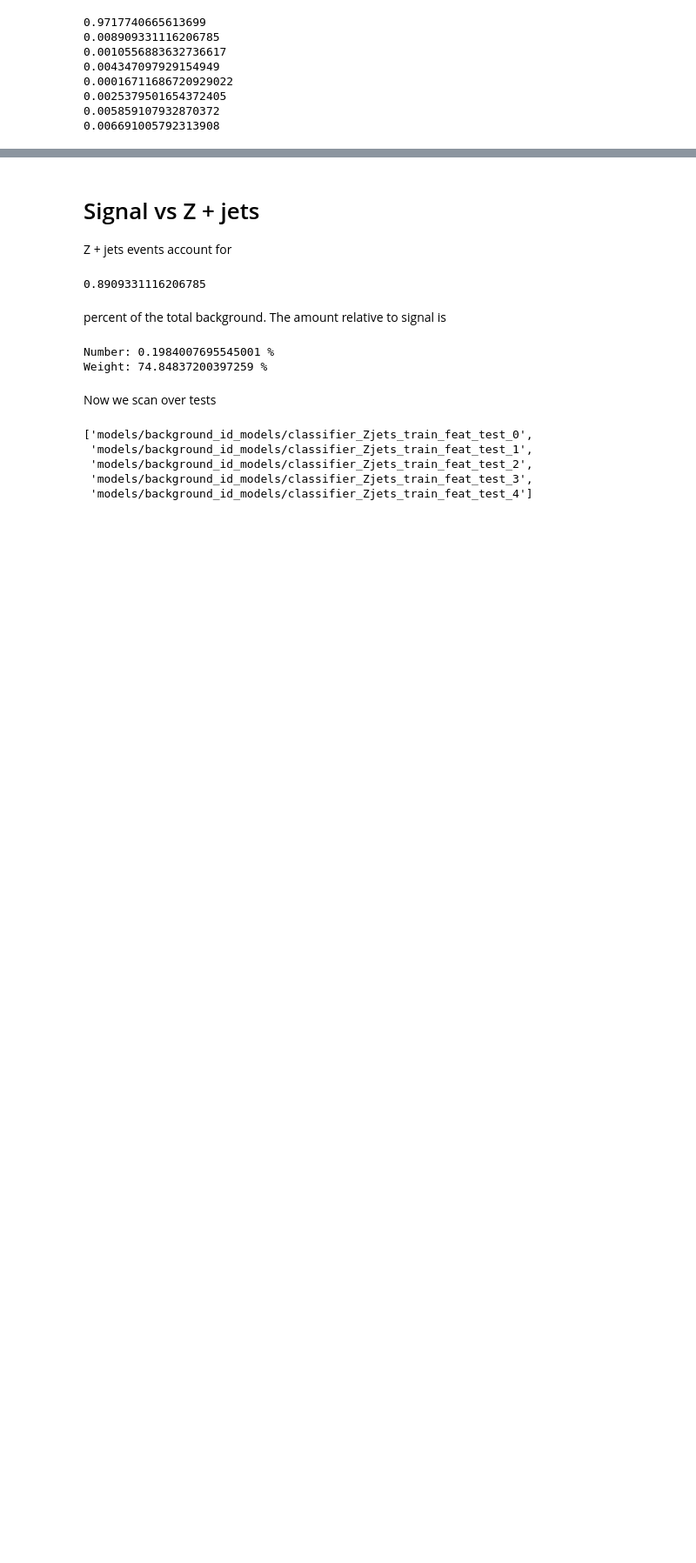
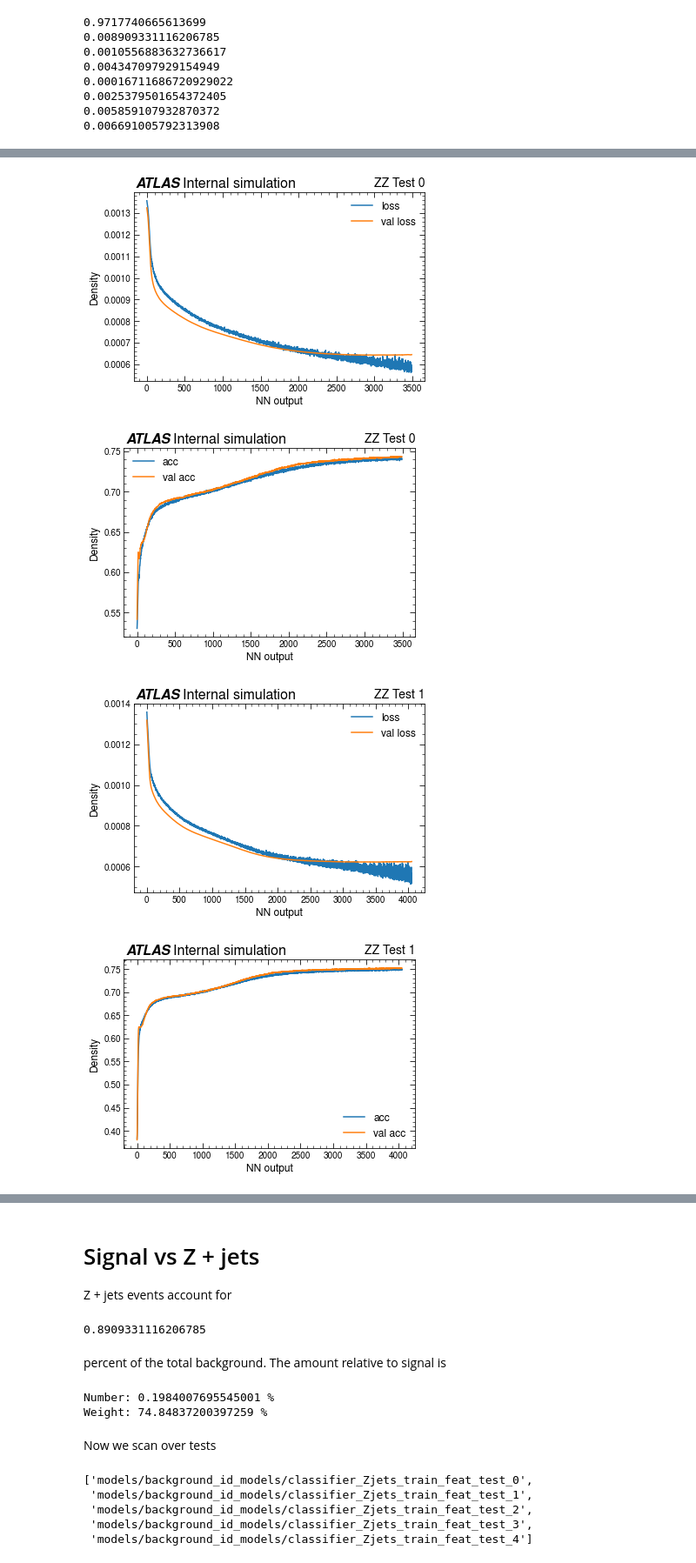
Before and after one commit to Moelf/WVZAnalysis.jl, a Jupyter notebook: kees_code/background_id_networks_analysis.ipynb, the cells around one changed output, grey strips where cells are left out. Shown at 87% size. Drawn from its saved outputs; the diff is of its cells as text; code cells hidden in the pictures; blank space fills up the shorter version.

```diff
--- a/kees_code/background_id_networks_analysis.ipynb
+++ b/kees_code/background_id_networks_analysis.ipynb
@@ -82,0 +87,3 @@ for df in [sig, bg_full] + bg_sources:
+# %%
+current_bg = bg_ZZ
+sum(current_bg.wgt) / sum(bg_full.wgt) * 100
@@ -82,0 +168,49 @@ for df in [sig, bg_full] + bg_sources:
+# %%
+# Generate training history plots
+
+for i, test in enumerate(completed_tests):
+    plt.figure(figsize=(6, 4))
+
+    with open(test + '_history.pkl', 'rb') as f:
+        history = pickle.load(f)
+
+    # Loss
+    plt.plot(history['loss'], label='loss')
+    plt.plot(history['val_loss'], label='val loss')
+
+    plt.legend(fontsize=12)
+    plt.xlabel('NN output', fontsize=12)
+    plt.ylabel('Density', fontsize=12)
+
+    atlasify('Internal simulation', outside=True)
+
+    plt.title('ZZ Test ' + str(i), fontsize=14, loc='right')
+
+    plt.savefig('plots/background_id_models/sig_vs_zz/train_feat_test/test_' + str(i) + '_loss.png',
+            pad_inches=0.05, bbox_inches='tight')
+    plt.savefig('plots/background_id_models/sig_vs_zz/train_feat_test/test_' + str(i) + '_loss.pdf',
+            pad_inches=0.05, bbox_inches='tight')
+
+    plt.show()
+
+    # Accuracy
+    plt.plot(history['accuracy'], label='acc')
+    plt.plot(history['val_accuracy'], label='val acc')
+
+    plt.legend(fontsize=12)
+    plt.xlabel('NN output', fontsize=12)
+    plt.ylabel('Density', fontsize=12)
+
+    atlasify('Internal simulation', outside=True)
+
+    plt.title('ZZ Test ' + str(i), fontsize=14, loc='right')
+
+    plt.savefig('plots/background_id_models/sig_vs_zz/train_feat_test/test_' + str(i) + '_acc.png',
+            pad_inches=0.05, bbox_inches='tight')
+    plt.savefig('plots/background_id_models/sig_vs_zz/train_feat_test/test_' + str(i) + '_acc.pdf',
+            pad_inches=0.05, bbox_inches='tight')
+# %% [output]
+[figure, added]
+[figure, added]
+[figure, added]
+[figure, added]
```
Also changed, not shown: parts of 12 cells of this notebook, 57 other files.
